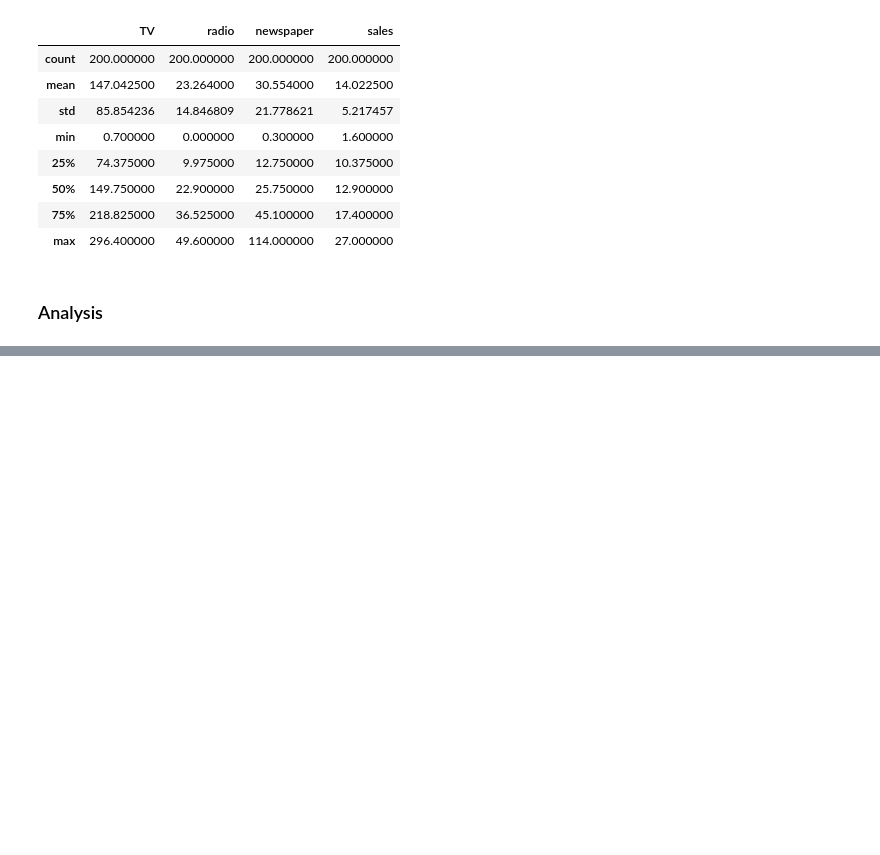
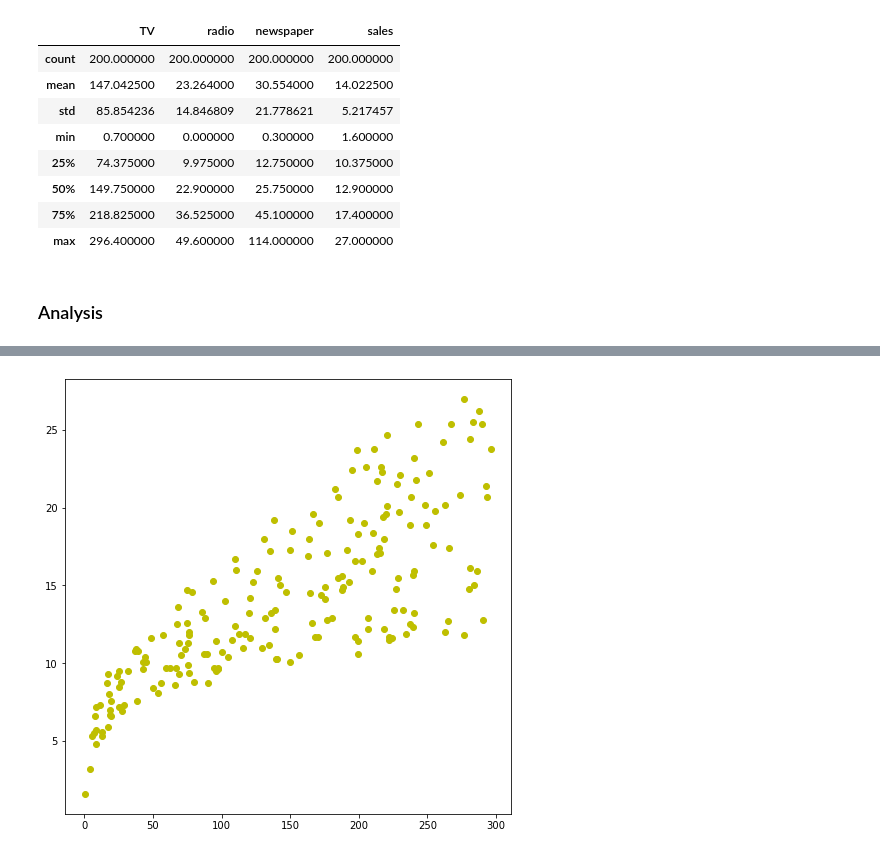
Before and after one commit to gratipine/MLPython, a Jupyter notebook: notebooks/Regression (Pluralsight).ipynb, the cells around one changed output, grey strips where cells are left out. Saved outputs shown, nothing was run; the diff lists cells and outputs as text; code cells hidden in the pictures; blank space fills up the shorter version.

```diff
--- a/notebooks/Regression (Pluralsight).ipynb
+++ b/notebooks/Regression (Pluralsight).ipynb
@@ -42,0 +55,6 @@ advertising_data.describe()
+# %%
+plt.figure(figsize=(8,8))
+plt.scatter(advertising_data["TV"], advertising_data["sales"], c="y")
+plt.show()
+# %% [output]
+[figure, added]
```
Also changed, not shown: parts of 16 cells of this notebook, 1 other file.
